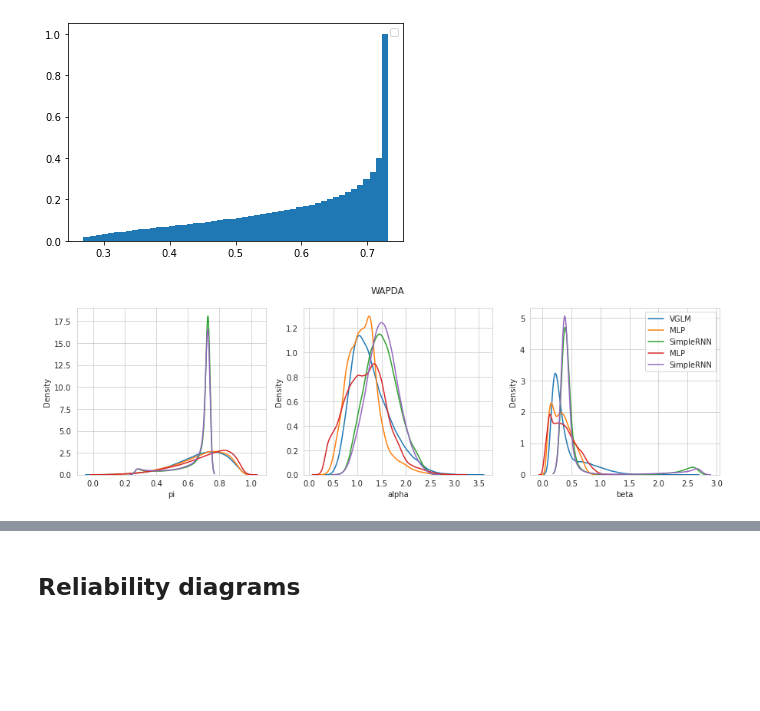
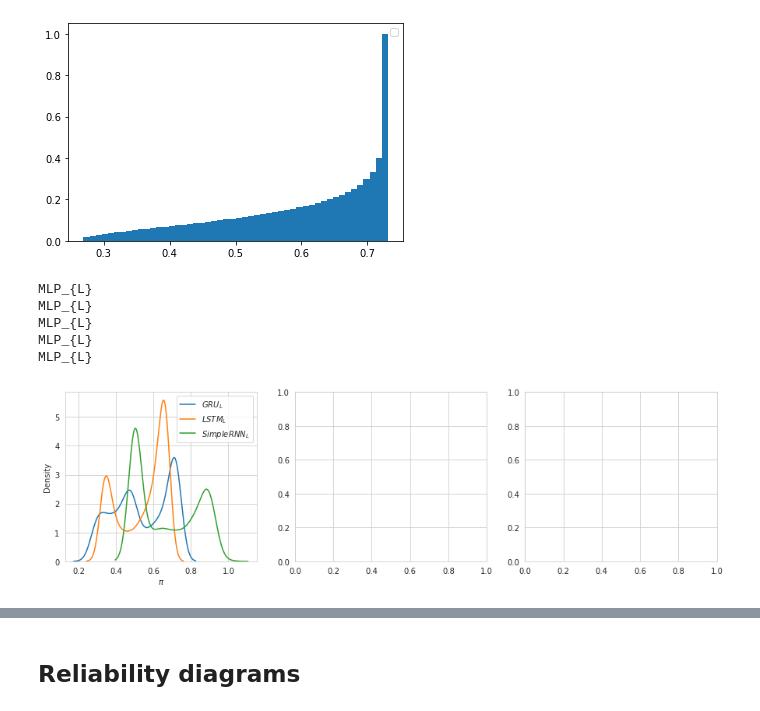
Before and after one commit to mgironamata/upper-indus-prec-bc, a Jupyter notebook: predictions_analysis.ipynb, the cells around one changed output, grey strips where cells are left out. Drawn from its saved outputs; the diff is of its cells as text; code cells hidden in the pictures; blank space fills up the shorter version.

```diff
--- a/predictions_analysis.ipynb
+++ b/predictions_analysis.ipynb
@@ -205,3 +264,10 @@ quantiles = np.concatenate((np.linspace(0,0.99,100),[.999,.9999,.99999,.999999,.
+# %%
+for k,v in predictions.items():
+    if ('bernoulli' in k) or ('gmm' in k):
+        pass
+    else:
+        del predictions[k]
+        print(k)
 # %%
 fig, axes = plt.subplots(nrows=2,ncols=2,figsize=(10,10))
 
@@ -209,35 +275,38 @@ for idx, wet_threshold in enumerate([0.1,1,10,30]):
 
     ax = axes.reshape(-1)[idx]
 
-    for k,v in predictions.items():
+    for idx, (k,v) in enumerate(predictions.items()):
+
+#         if idx == 2: continue
+#         if idx == 4: continue
 
         TPRs, FPRs = [], []
 
         for q in quantiles:
-            TPR, FPR = ROC(v['k_all'],obs='Prec', wet_threshold=wet_threshold, quantile=q, only_wet_days=True)
+            TPR, FPR = ROC(v['k_all'],obs='Prec', wet_threshold=wet_threshold, quantile=q, only_wet_days=False)
             TPRs.append(round(TPR,3))
             FPRs.append(round(FPR,3))
 
         auc = AUC(FPRs, TPRs)
-        #print(TPRs)
-        #print("---")
-        #print(FPRs)
-        l = f"{k.split('_bgmm')[0]} ({auc:.3f})"
+        l = f"${k.split('_bgmm')[0].replace('[10]','{S}').replace('[50, 50]','{L}')}$ ({auc:.3f})"
         ax.plot(FPRs, TPRs,'--',label=l)
-        #print("===")
 
-    ax.plot([0,1],[0,1],'k--')
-    ax.legend()
+    ax.plot([0,1],[0,1],'k')
+
     ax.set_xlabel('False alarm rate')
     ax.set_ylabel('Hit rate')
+    ax.set_title(f'Threshold = {str(wet_threshold)} mm')
 
     TPR_sim, FPR_sim = ROC(v['k_all'],obs='Prec',sim='precip_norris',wet_threshold=wet_threshold, quantile=0, only_wet_days=True)
     TPR_bc, FPR_bc = ROC(v['k_all'],obs='Prec',sim='naive_bc',wet_threshold=wet_threshold, quantile=0, only_wet_days=True)
 
     print(f'Wet threshold = {wet_threshold} -- Hit rate: {round(TPR_sim,3)}; False alarm rate: {round(FPR_sim,3)}')
 
-    ax.plot(FPR_sim, TPR_sim, 'ok')
-    ax.plot(FPR_bc, TPR_bc, 'og')
+    ax.plot(FPR_sim, TPR_sim, 'ob', label = '$N19$')
+    ax.plot(FPR_bc, TPR_bc, 'og', label = '$N19_{CF}$')
 
+    ax.legend()
+
+# plt.savefig('figures/auc_roc_exp2_combined_incl_RNN.png')
 plt.show()
 # %% [output]
@@ -331,13 +412,26 @@ sns.set_style('whitegrid')
+# %%
+for k,v in predictions.items():
+    print(''.join(k.split('_')[:2]).split('[]')[0].replace('[10]','_{S}').replace('[50, 50]','_{L}'))
+# %% [output]
+MLP_{L}
+MLP_{L}
+MLP_{L}
+MLP_{L}
+MLP_{L}
 # %%
 fig, axes = plt.subplots(1,3, figsize=(15,4))
-fig.suptitle(f'{CONFIG.REGION}')
+# fig.suptitle(f'{CONFIG.REGION}')
+param_labels = [r'$\pi$',r'$\alpha$',r'$\beta$']
 for k,v in predictions.items():
-    for ax, param in zip(axes, ['pi','alpha','beta']):
-        sns.kdeplot(v['k_all'][param], ax=ax, label=k.split('_')[0])
+    for ax, param, param_label in zip(axes, ['pi','alpha','beta'], param_labels):
+        sns.kdeplot(v['k_all'].reset_index()[param], ax=ax,
+                    label='$'+''.join(k.split('_')[:2]).split('[]')[0].replace('[10]','_{S}').replace('[50, 50]','_{L}')+'$')
 #         ax.hist(v['k_all'][param], bins = 500, density=True, cumulative=False, histtype='step',label=k, linewidth=2.5)
-        ax.set_xlabel(param)
+        ax.set_xlabel(param_label)
+        break
 
 ax.legend()
+# plt.savefig('figures/params_exp2.png',dpi=300)
 plt.show()
 # %% [output]
-[figure, old version]
+[figure, new version]
```
Also changed, not shown: parts of 36 cells of this notebook, 15 other files.
